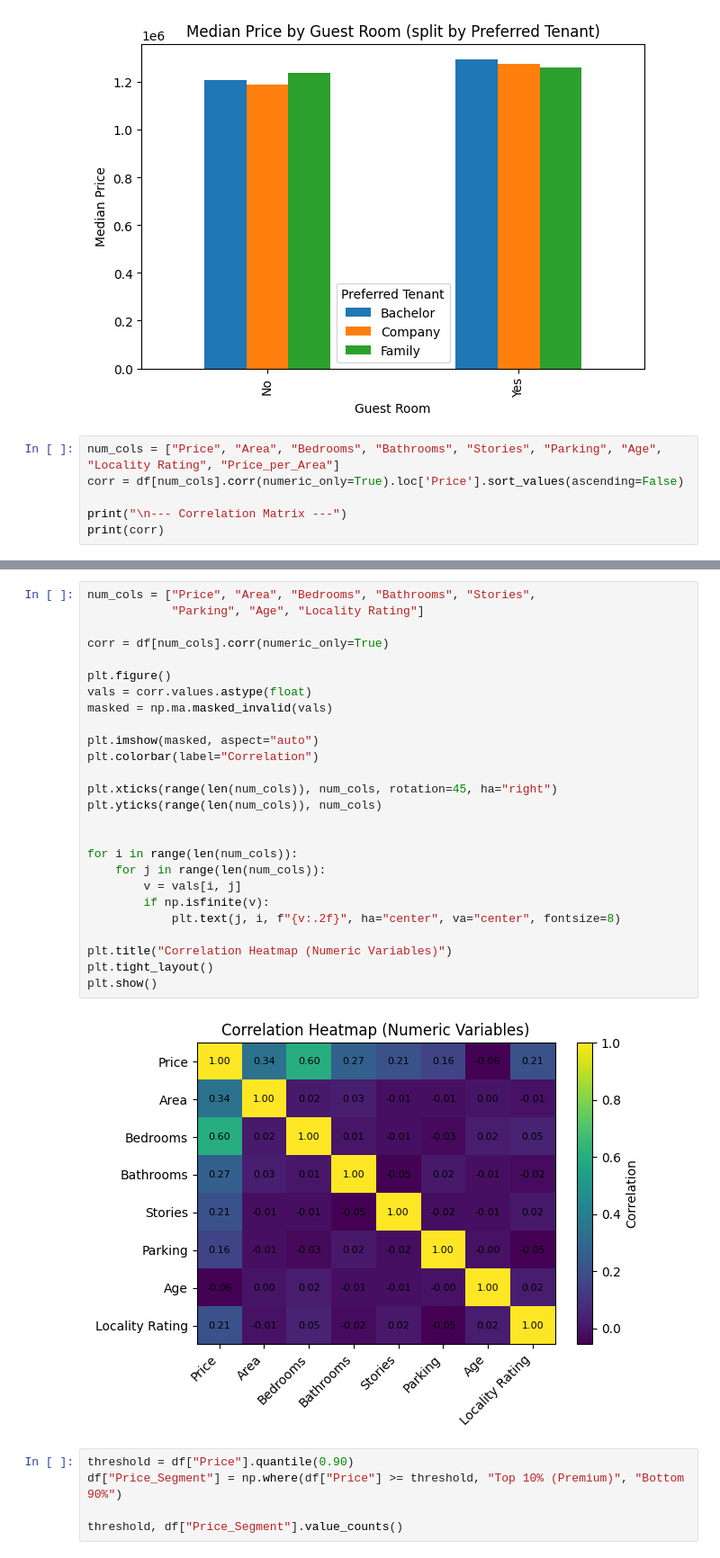
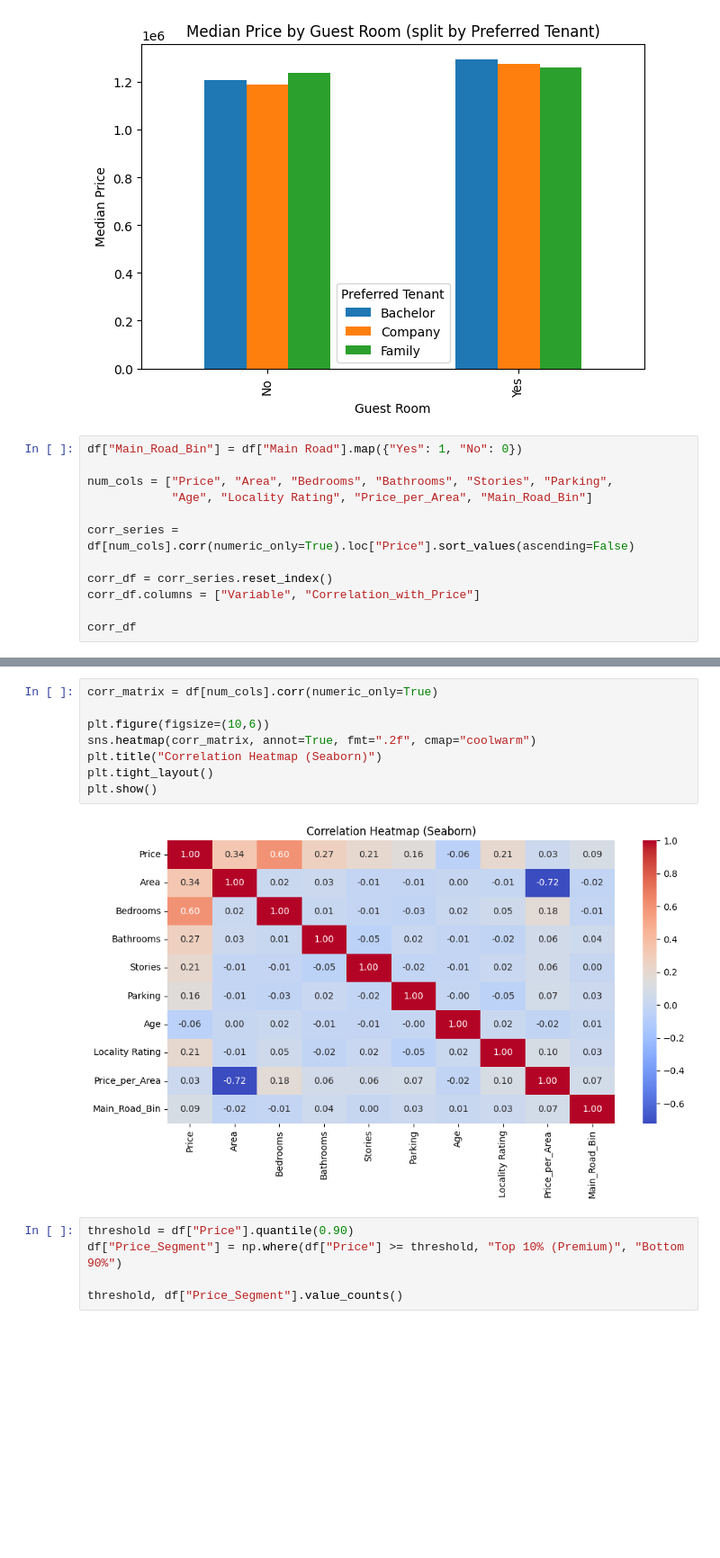
Before and after one commit to Superkai017/House-Pricing-Analysis, a Jupyter notebook: final_project/artoudom.ipynb, the cells around one changed output, grey strips where cells are left out. Shown at 90% size. Cells and saved outputs as stored; diff of their text form; blank space fills up the shorter version.

```diff
--- a/final_project/artoudom.ipynb
+++ b/final_project/artoudom.ipynb
@@ -281,9 +288,15 @@ for a in amenities:
 <Figure size 800x600 with 0 Axes>
 [figure]
 # %%
-num_cols = ["Price", "Area", "Bedrooms", "Bathrooms", "Stories", "Parking", "Age", "Locality Rating", "Price_per_Area"]
-corr = df[num_cols].corr(numeric_only=True).loc['Price'].sort_values(ascending=False)
+df["Main_Road_Bin"] = df["Main Road"].map({"Yes": 1, "No": 0})
 
-print("\n--- Correlation Matrix ---")
-print(corr)
+num_cols = ["Price", "Area", "Bedrooms", "Bathrooms", "Stories", "Parking",
+            "Age", "Locality Rating", "Price_per_Area", "Main_Road_Bin"]
+
+corr_series = df[num_cols].corr(numeric_only=True).loc["Price"].sort_values(ascending=False)
+
+corr_df = corr_series.reset_index()
+corr_df.columns = ["Variable", "Correlation_with_Price"]
+
+corr_df
 # %% [output]
@@ -301,31 +314,13 @@ Name: Price, dtype: float64
 # %%
-num_cols = ["Price", "Area", "Bedrooms", "Bathrooms", "Stories",
-            "Parking", "Age", "Locality Rating"]
+corr_matrix = df[num_cols].corr(numeric_only=True)
 
-corr = df[num_cols].corr(numeric_only=True)
-
-plt.figure()
-vals = corr.values.astype(float)
-masked = np.ma.masked_invalid(vals)
-
-plt.imshow(masked, aspect="auto")
-plt.colorbar(label="Correlation")
-
-plt.xticks(range(len(num_cols)), num_cols, rotation=45, ha="right")
-plt.yticks(range(len(num_cols)), num_cols)
-
-
-for i in range(len(num_cols)):
-    for j in range(len(num_cols)):
-        v = vals[i, j]
-        if np.isfinite(v):
-            plt.text(j, i, f"{v:.2f}", ha="center", va="center", fontsize=8)
-
-plt.title("Correlation Heatmap (Numeric Variables)")
+plt.figure(figsize=(10,6))
+sns.heatmap(corr_matrix, annot=True, fmt=".2f", cmap="coolwarm")
+plt.title("Correlation Heatmap (Seaborn)")
 plt.tight_layout()
 plt.show()
 # %% [output]
-[figure, old version]
+[figure, new version]
 # %%
 threshold = df["Price"].quantile(0.90)
 df["Price_Segment"] = np.where(df["Price"] >= threshold, "Top 10% (Premium)", "Bottom 90%")
```
Also changed, not shown: parts of 5 cells of this notebook.
